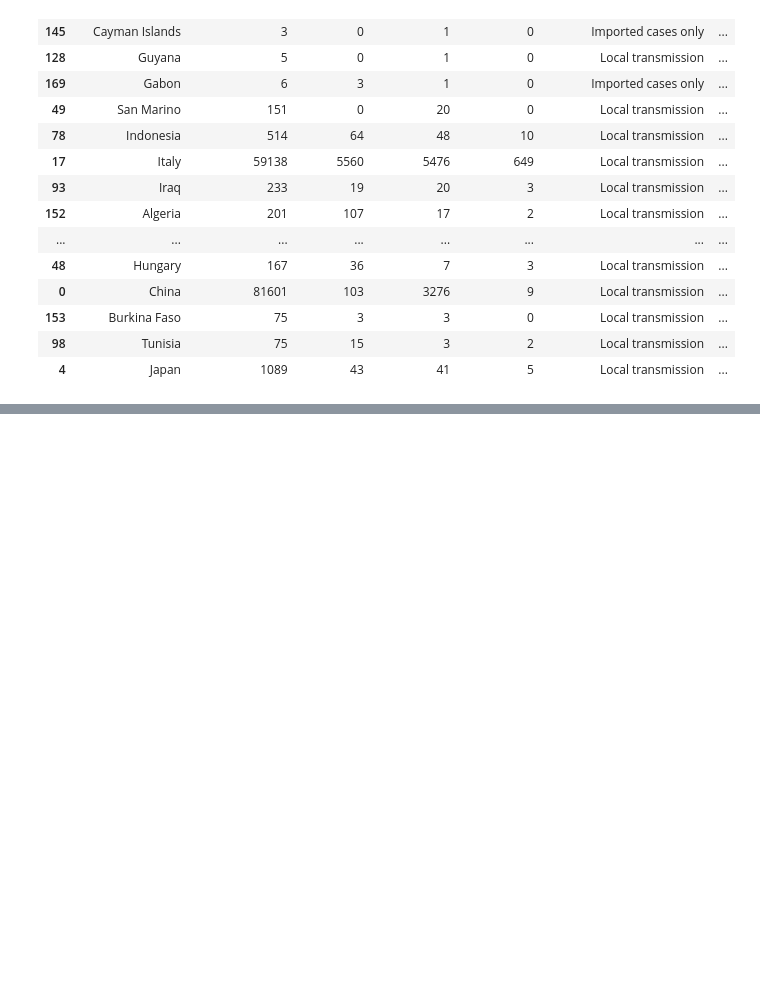
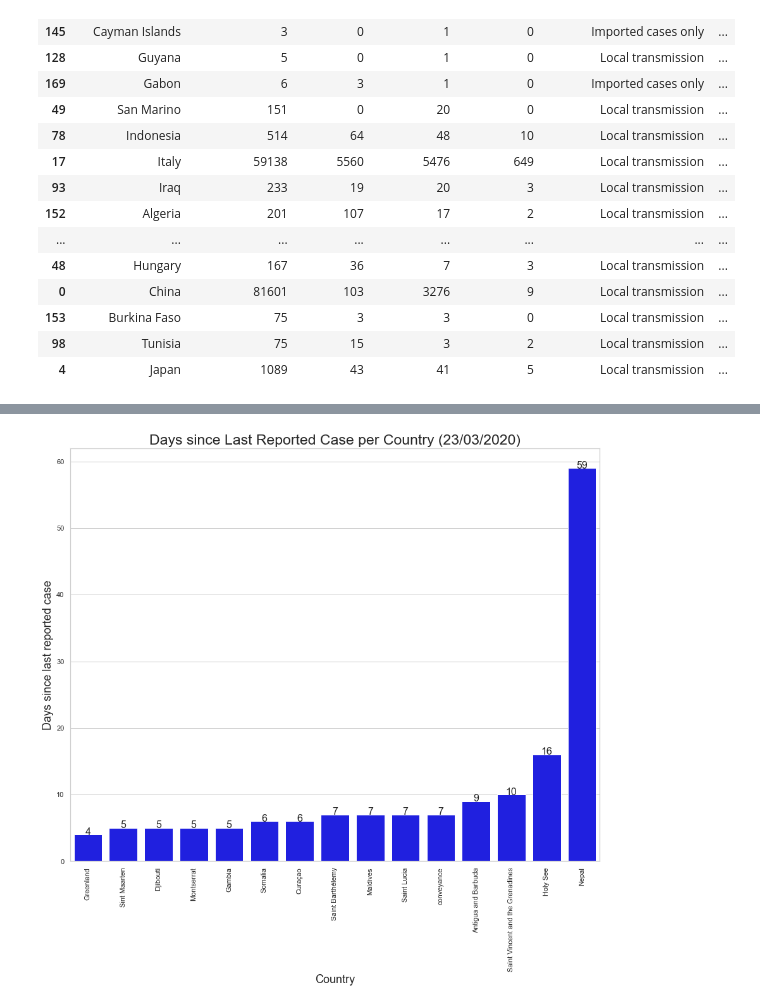
Before and after one commit to Rpinto02/COVID-19, a Jupyter notebook: WHO-Report-20200323.ipynb, the cells around one changed output, grey strips where cells are left out. Cells and saved outputs as stored; diff of their text form; code cells hidden in the pictures; blank space fills up the shorter version.

Commit message:
Add files via upload
Updated file paths, and previous reports, fixed some variable names

```diff
--- a/WHO-Report-20200323.ipynb
+++ b/WHO-Report-20200323.ipynb
@@ -92,6 +93,0 @@ df[0:30]
-# %%
-df.replace(to_replace=['Iran (Islamic Republic\rof)','United States of\rAmerica'],
-           value= ['Iran','United States of America'],
-           inplace=True)
-
-df[0:30]
@@ -195,0 +178,3 @@ plt.savefig('20200323_TotalNumberCasesDeaths.png', bbox_inches='tight')
+# %%
+dfDSLRC = df.sort_values(by=['Days since last reported case'],ascending=False)#dfDSLRC = dataframe Days since last reported case
+dfDSLRC[0:30]
@@ -195,0 +199,20 @@ plt.savefig('20200323_TotalNumberCasesDeaths.png', bbox_inches='tight')
+# %%
+#seaborn defaults
+top15DSLRC = dfDSLRC[0:15].sort_values(by=['Days since last reported case'])
+DSLRC = top15DSLRC['Days since last reported case']
+
+f, ax = plt.subplots(figsize=(15, 12))
+sns.set(style="whitegrid")
+sns.set_color_codes("muted")
+sns.barplot(x='Country/Territory',y='Days since last reported case', data=top15DSLRC ,
+            label="Days since last reported case", color="blue")
+plt.title('Days since Last Reported Case per Country (23/03/2020)',fontsize=23)
+plt.ylabel('Days since last reported case',fontsize=18)
+plt.xlabel('Country',fontsize=18)
+plt.xticks(rotation='vertical')
+for i in range (0,15):
+    plt.text(x=i, y=DSLRC.iloc[i]+0.4 , s=DSLRC.iloc[i],horizontalalignment='center',verticalalignment='center', fontsize=16)
+plt.savefig('20200323_DaysSinceLast.png', bbox_inches='tight')
+plt.show()
+# %% [output]
+[figure, added]
```
Also changed, not shown: parts of 13 cells of this notebook, 3 other files.
